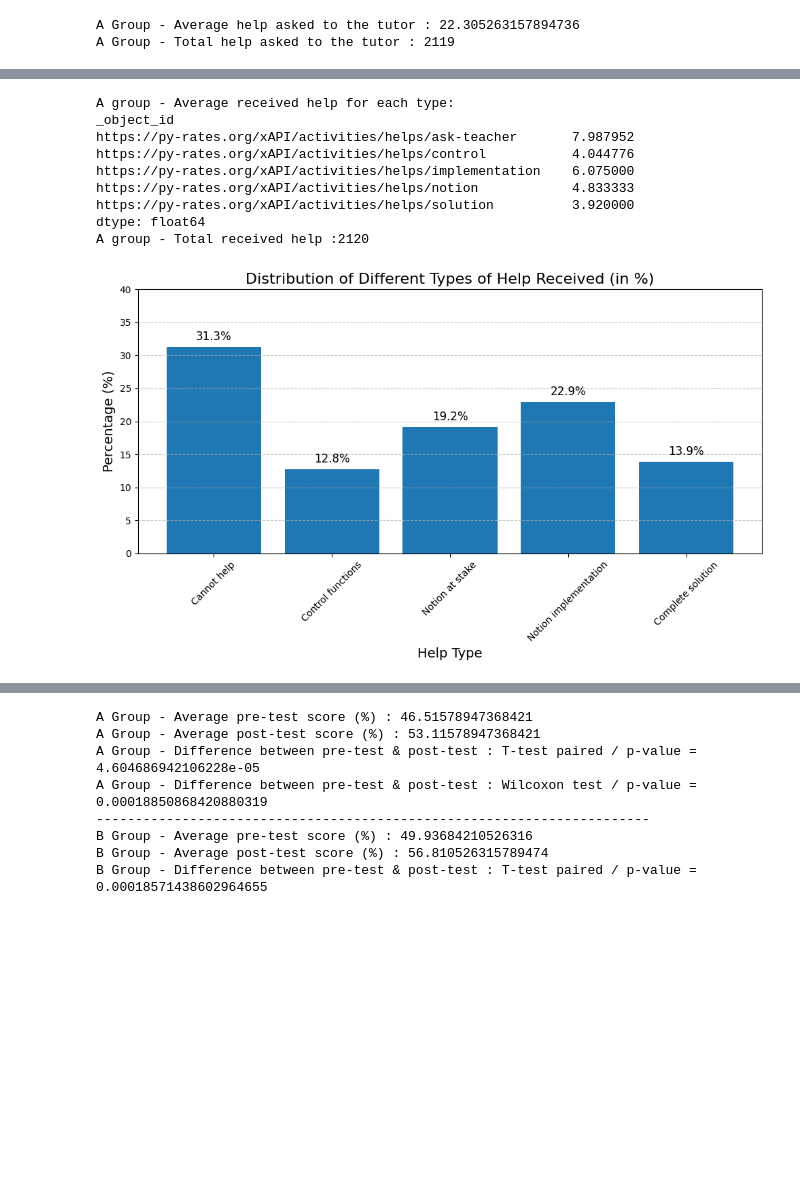
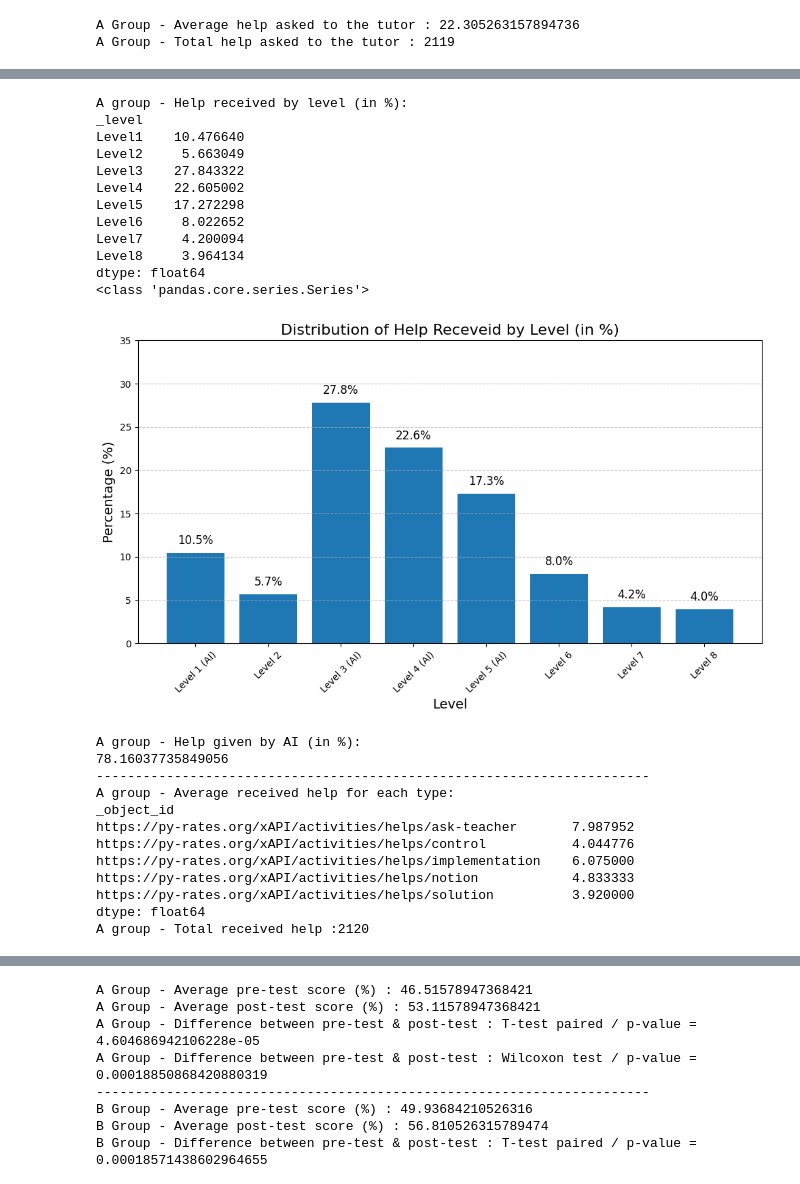
Before and after one commit to Matthieu-BRANTHOME/Pyrates_IA_V3, a Jupyter notebook: pyrates_IA_V3_analysis.ipynb, the cells around one changed output, grey strips where cells are left out. Drawn from its saved outputs; the diff is of its cells as text; code cells hidden in the pictures; blank space fills up the shorter version.

```diff
--- a/pyrates_IA_V3_analysis.ipynb
+++ b/pyrates_IA_V3_analysis.ipynb
@@ -948,6 +910,53 @@ help_received_data = students_interaction_data[
 
 # Get the total number of given helps
 total_help_received = help_received_data.shape[0]
+
+# Group by level (_level) and count the number of occurrences
+help_counts_by_level = help_received_data.groupby(LEVEL_DATA_KEY).size()
+
+# Calculate the percentage for each level
+help_percentage_by_level = (help_counts_by_level / total_help_requests) * 100
+
+print("A group - Help received by level (in %):")
+print(help_percentage_by_level)
+print(type(help_percentage_by_level))
+
+
+# Plot a bar chart with percentages
+plt.figure(figsize=(10, 6))
+plt.bar(help_percentage_by_level.index, help_percentage_by_level.values)
+
+# Update x-axis labels using the labels in HELP_LABELS dictionary
+plt.xticks(
+    ticks=range(len(LEVEL_LABELS)),
+    labels=[LEVEL_LABELS[key] for key in LEVEL_LABELS],
+    rotation=45
+)
+
+# Add titles and labels
+plt.title("Distribution of Help Receveid by Level (in %)", fontsize=16)
+plt.xlabel("Level", fontsize=14)
+plt.ylabel("Percentage (%)", fontsize=14)
+plt.ylim(0, 35)  # Limit y-axis to 40%
+plt.grid(axis='y', linestyle='--', alpha=0.7)
+
+# Add percentage labels on top of the bars
+for index, value in enumerate(help_percentage_by_level.values):
+    plt.text(index, value + 1, f"{value:.1f}%", ha='center', fontsize=12)
+
+# Display the plot
+plt.tight_layout()
+plt.show()
+
+# Filter on AI levels
+help_received_data_model = help_received_data[help_received_data[LEVEL_DATA_KEY].isin(LEVELS_WITH_ML_MODEL)]
+
+# Get the total number of AI given helps
+total_help_received_model = help_received_data_model.shape[0]
+
+print("A group - Help given by AI (in %):")
+print(total_help_received_model/total_help_received*100)
+print("-----------------------------------------------------------------------")
 
 # Group by the help type (_object_id) and count the number of occurrences
 help_counts_by_type = help_received_data.groupby(OBJECT_ID_DATA_KEY).size()
@@ -970,39 +979,54 @@ print("A group - Total received help :"+str(total_help_received))
 # Reorder helps
 help_percentage_by_type = help_percentage_by_type.reindex(HELP_LABELS.keys())
 
 # Plot a bar chart with percentages
 plt.figure(figsize=(10, 6))
 plt.bar(help_percentage_by_type.index, help_percentage_by_type.values)
 
 # Update x-axis labels using the labels in HELP_LABELS dictionary
 plt.xticks(
     ticks=range(len(HELP_LABELS)),
     labels=[HELP_LABELS[key] for key in HELP_LABELS],
     rotation=45
 )
 
 # Add titles and labels
 plt.title("Distribution of Different Types of Help Received (in %)", fontsize=16)
 plt.xlabel("Help Type", fontsize=14)
 plt.ylabel("Percentage (%)", fontsize=14)
 plt.ylim(0, 40)  # Limit y-axis to 40%
 plt.grid(axis='y', linestyle='--', alpha=0.7)
 
 # Add percentage labels on top of the bars
 for index, value in enumerate(help_percentage_by_type.values):
     plt.text(index, value + 1, f"{value:.1f}%", ha='center', fontsize=12)
 
 # Display the plot
 plt.tight_layout()
 plt.show()
 # %% [output]
-A group - Average received help for each type:
-_object_id
-https://py-rates.org/xAPI/activities/helps/ask-teacher       7.987952
-https://py-rates.org/xAPI/activities/helps/control           4.044776
-https://py-rates.org/xAPI/activities/helps/implementation    6.075000
-https://py-rates.org/xAPI/activities/helps/notion            4.833333
-https://py-rates.org/xAPI/activities/helps/solution          3.920000
+A group - Help received by level (in %):
+_level
+Level1    10.476640
+Level2     5.663049
+Level3    27.843322
+Level4    22.605002
+Level5    17.272298
+Level6     8.022652
+Level7     4.200094
+Level8     3.964134
 dtype: float64
-A group - Total received help :2120
+<class 'pandas.core.series.Series'>
-[figure, old version]
+[figure, new version]
+A group - Help given by AI (in %):
+78.16037735849056
+-----------------------------------------------------------------------
+A group - Average received help for each type:
+_object_id
+https://py-rates.org/xAPI/activities/helps/ask-teacher       7.987952
+https://py-rates.org/xAPI/activities/helps/control           4.044776
+https://py-rates.org/xAPI/activities/helps/implementation    6.075000
+https://py-rates.org/xAPI/activities/helps/notion            4.833333
+https://py-rates.org/xAPI/activities/helps/solution          3.920000
+dtype: float64
+A group - Total received help :2120
```
Also changed, not shown: parts of 15 cells of this notebook, 10 other files.
